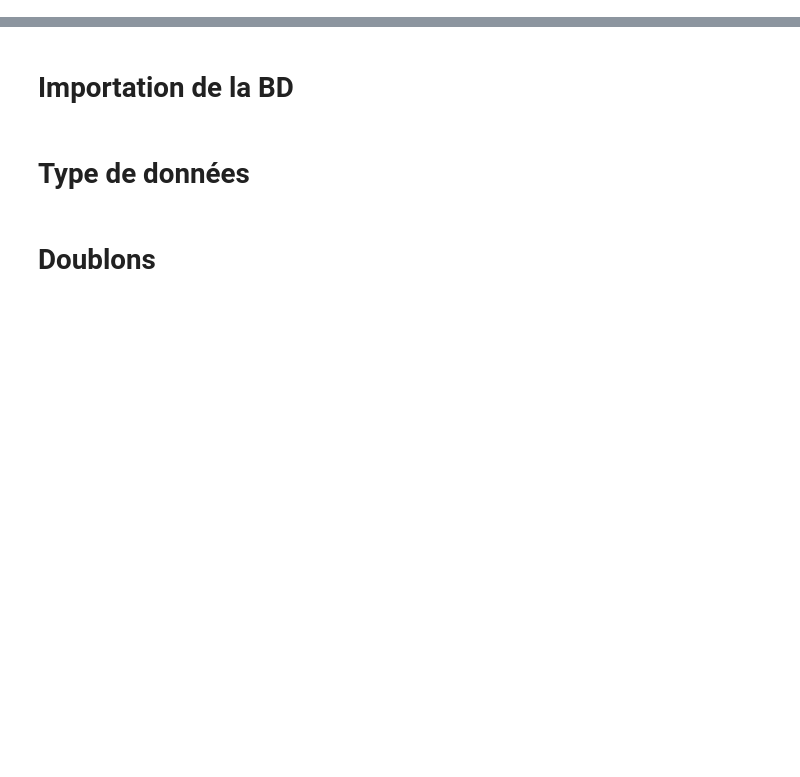
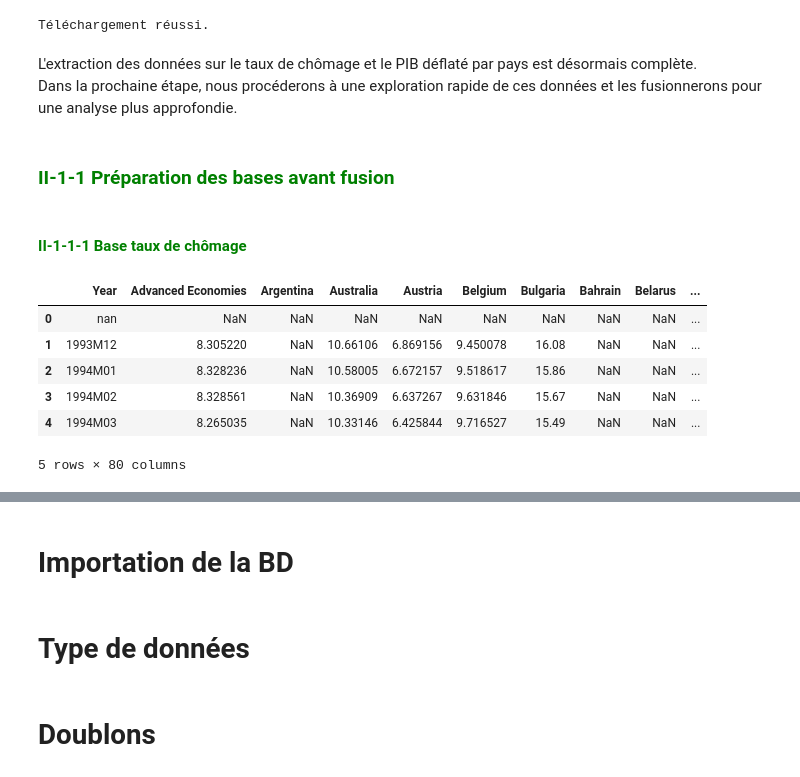
Before and after one commit to Marimar4/Projet-Python, a Jupyter notebook: Préparation_données.ipynb, the cells around one changed output, grey strips where cells are left out. Cells and saved outputs as stored; diff of their text form; code cells hidden in the pictures; blank space fills up the shorter version.

```diff
--- a/Préparation_données.ipynb
+++ b/Préparation_données.ipynb
@@ -21,0 +54,55 @@ np.random.seed(123)
+# %%
+url = "https://datacatalogfiles.worldbank.org/ddh-published/0037798/DR0092042/GemDataEXTR.zip?"
+
+# Télécharger le fichier
+response = requests.get(url)
+
+# Vérifier si le téléchargement a réussi (code d'état 200)
+if response.status_code == 200:
+    # Enregistrer le contenu dans un fichier  ( "GemDataEXTR.zip")
+    with open("GemDataEXTR.zip", 'wb') as file:
+        file.write(response.content)
+    print("Téléchargement réussi.")
+else:
+    print(f"Erreur de téléchargement : {response.status_code}")
+# %% [output]
+Téléchargement réussi.
+# %%
+#definition d'une fonction d'extraction de base dans un fichier zippé
+
+def extraire_fichier_zip(chemin_zip, nom_fichier,nom_feuille):
+    with zipfile.ZipFile(chemin_zip, 'r') as zip_ref:
+        with zip_ref.open(nom_fichier) as fichier_in_zip:
+            return pd.read_excel(BytesIO(fichier_in_zip.read()),sheet_name=nom_feuille, header=0)\
+                        .rename(columns={'Unnamed: 0':'Year'})\
+                            .assign(Year=lambda x: x['Year'].astype(str).str.rstrip('.0'))
+
+
+fichier_zip = 'GemDataEXTR.zip'
+
+# Choix des fichiers à extraire
+
+nom_fichiers=[ ('Unemployment Rate, seas. adj..xlsx', 'monthly'),
+              ('GDP Deflator at Market Prices, LCU.xlsx', 'quarterly')
+]
+
+# Extraction des bases dans la mémoire: chomage et PIB déflaté
+df_Unemployement, df_GDP= [extraire_fichier_zip(fichier_zip, nom_fichier, nom_feuille)
+                           for nom_fichier, nom_feuille in nom_fichiers]
+# %% [markdown]
+L'extraction des données sur le taux de chômage et le PIB déflaté par pays est désormais complète. <br>
+Dans la prochaine étape, nous procéderons à une exploration rapide de ces données et les fusionnerons pour une analyse plus approfondie.
+# %% [markdown]
+### <span style="color:green; text-align:center;">II-1-1 Préparation des bases avant fusion</span>
+# %% [markdown]
+#### <span style="color:green; text-align:center;">II-1-1-1 Base taux de chômage</span>
+# %%
+df_Unemployement.head()
+# %% [output]
+|  | Year | Advanced Economies | Argentina | Australia | Austria | Belgium | Bulgaria | Bahrain | Belarus | ... |
+| 0 | nan | NaN | NaN | NaN | NaN | NaN | NaN | NaN | NaN | ... |
+| 1 | 1993M12 | 8.305220 | NaN | 10.66106 | 6.869156 | 9.450078 | 16.08 | NaN | NaN | ... |
+| 2 | 1994M01 | 8.328236 | NaN | 10.58005 | 6.672157 | 9.518617 | 15.86 | NaN | NaN | ... |
+| 3 | 1994M02 | 8.328561 | NaN | 10.36909 | 6.637267 | 9.631846 | 15.67 | NaN | NaN | ... |
+| 4 | 1994M03 | 8.265035 | NaN | 10.33146 | 6.425844 | 9.716527 | 15.49 | NaN | NaN | ... |
+5 rows × 80 columns
```
Also changed, not shown: parts of 35 cells of this notebook, 1 other file.
